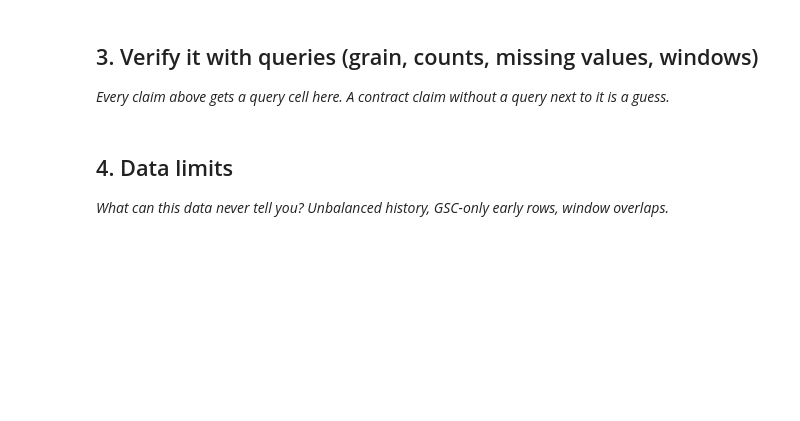
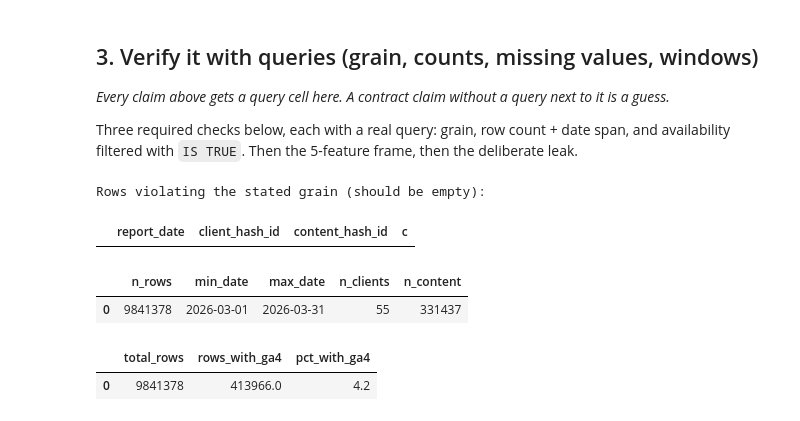
Before and after one commit to tushar-sharma001/Flyrank-Ml-Internship, a Jupyter notebook: work/notebooks/w03_data_contract.ipynb, the cells around one changed output. Saved outputs shown, nothing was run; the diff lists cells and outputs as text; code cells hidden in the pictures; blank space fills up the shorter version.

```diff
--- a/work/notebooks/w03_data_contract.ipynb
+++ b/work/notebooks/w03_data_contract.ipynb
@@ -24,3 +85,6 @@ This skeleton is yours to fill. Work the sections **in order** — each one has
 ## 3. Verify it with queries (grain, counts, missing values, windows)
 
 *Every claim above gets a query cell here. A contract claim without a query next to it is a guess.*
+
+Three required checks below, each with a real query: grain, row count + date span, and
+availability filtered with `IS TRUE`. Then the 5-feature frame, then the deliberate leak.
@@ -30,4 +90,0 @@ This skeleton is yours to fill. Work the sections **in order** — each one has
-# %% [markdown]
-## 4. Data limits
-
-*What can this data never tell you? Unbalanced history, GSC-only early rows, window overlaps.*
@@ -36,0 +91,38 @@ This skeleton is yours to fill. Work the sections **in order** — each one has
+# %%
+grain_check = con.sql(f"""
+    SELECT report_date, client_hash_id, content_hash_id, COUNT(*) AS c
+    FROM read_parquet('{FACT}')
+    GROUP BY report_date, client_hash_id, content_hash_id
+    HAVING c > 1
+    LIMIT 5
+""").df()
+print("Rows violating the stated grain (should be empty):")
+grain_check
+# %% [output]
+Rows violating the stated grain (should be empty):
+|  | report_date | client_hash_id | content_hash_id | c |
+# %%
+counts = con.sql(f"""
+    SELECT COUNT(*) AS n_rows,
+           MIN(report_date) AS min_date,
+           MAX(report_date) AS max_date,
+           COUNT(DISTINCT client_hash_id) AS n_clients,
+           COUNT(DISTINCT content_hash_id) AS n_content
+    FROM read_parquet('{FACT}')
+""").df()
+counts
+# %% [output]
+|  | n_rows | min_date | max_date | n_clients | n_content |
+| 0 | 9841378 | 2026-03-01 | 2026-03-31 | 55 | 331437 |
+# %%
+availability = con.sql(f"""
+    SELECT
+        COUNT(*) AS total_rows,
+        SUM(CASE WHEN ga4_data_available IS TRUE THEN 1 ELSE 0 END) AS rows_with_ga4,
+        ROUND(100.0 * SUM(CASE WHEN ga4_data_available IS TRUE THEN 1 ELSE 0 END) / COUNT(*), 1) AS pct_with_ga4
+    FROM read_parquet('{FACT}')
+""").df()
+availability
+# %% [output]
+|  | total_rows | rows_with_ga4 | pct_with_ga4 |
+| 0 | 9841378 | 413966.0 | 4.2 |
```
Also changed, not shown: parts of 19 cells of this notebook.
